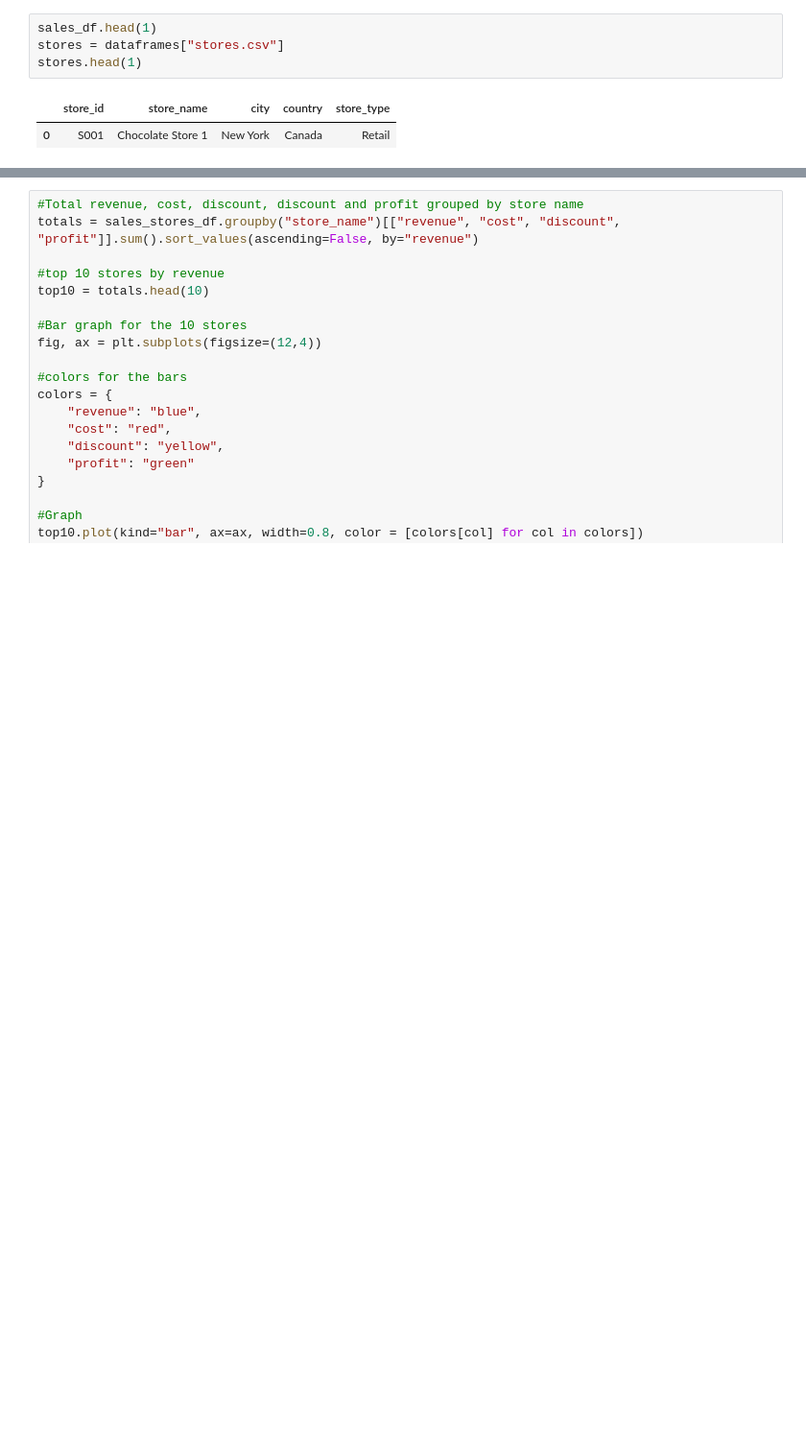
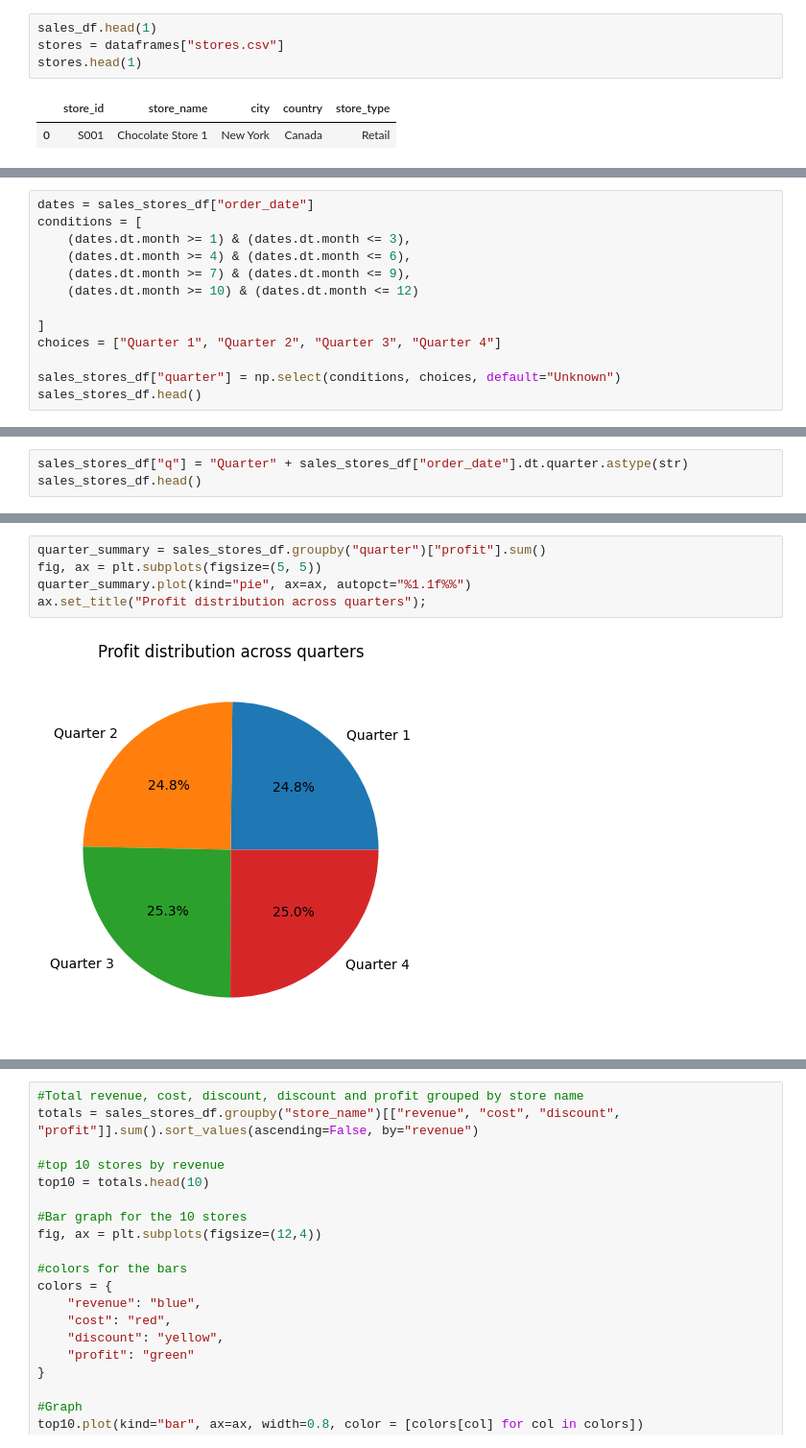
Before and after one commit to GeorgeFrezerMakina/Data-Analysis-Portifolio, a Jupyter notebook: chocolate-sales-analysis/chocolate-sales-analysis.ipynb, the cells around one changed output, grey strips where cells are left out. Shown at 96% size. Drawn from its saved outputs; the diff is of its cells as text; blank space fills up the shorter version.

Commit message:
Analysed profits by quarters of the year

```diff
--- a/chocolate-sales-analysis/chocolate-sales-analysis.ipynb
+++ b/chocolate-sales-analysis/chocolate-sales-analysis.ipynb
@@ -270,0 +343,13 @@ sales_stores_df = conn.execute(
+# %%
+dates = sales_stores_df["order_date"]
+conditions = [
+    (dates.dt.month >= 1) & (dates.dt.month <= 3),
+    (dates.dt.month >= 4) & (dates.dt.month <= 6),
+    (dates.dt.month >= 7) & (dates.dt.month <= 9),
+    (dates.dt.month >= 10) & (dates.dt.month <= 12)
+
+]
+choices = ["Quarter 1", "Quarter 2", "Quarter 3", "Quarter 4"]
+
+sales_stores_df["quarter"] = np.select(conditions, choices, default="Unknown")
+sales_stores_df.head()
@@ -270,0 +363,3 @@ sales_stores_df = conn.execute(
+# %%
+sales_stores_df["q"] = "Quarter" + sales_stores_df["order_date"].dt.quarter.astype(str)
+sales_stores_df.head()
@@ -270,0 +373,7 @@ sales_stores_df = conn.execute(
+# %%
+quarter_summary = sales_stores_df.groupby("quarter")["profit"].sum()
+fig, ax = plt.subplots(figsize=(5, 5))
+quarter_summary.plot(kind="pie", ax=ax, autopct="%1.1f%%")
+ax.set_title("Profit distribution across quarters");
+# %% [output]
+[figure, added]
```
Also changed, not shown: parts of 14 cells of this notebook, 1 other file.
